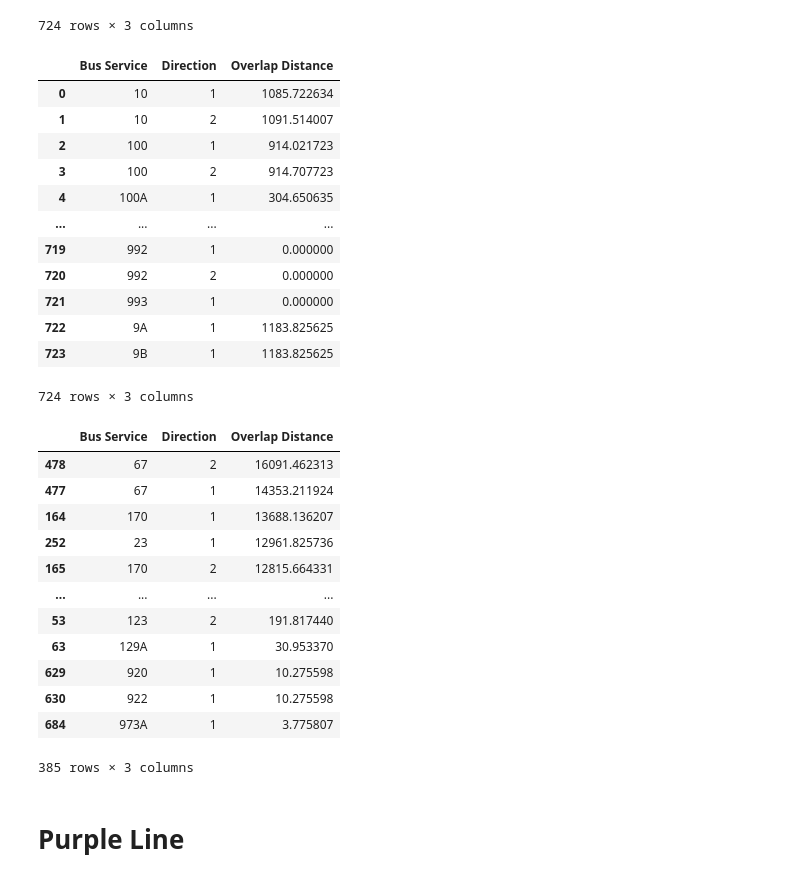
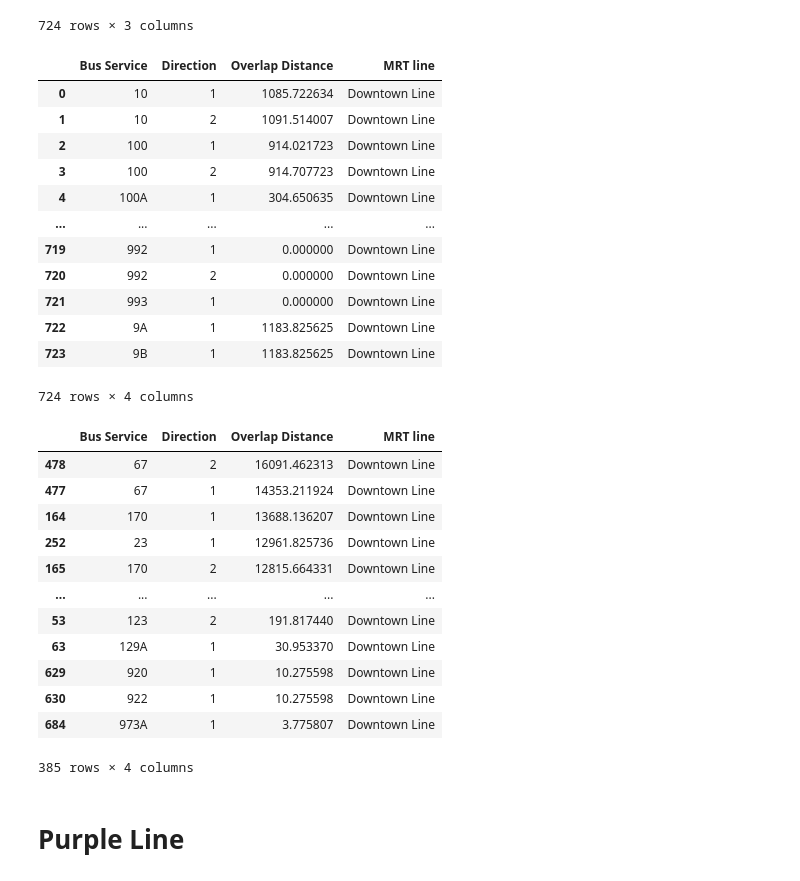
Before and after one commit to Yutingggggggg/dsa4264_geospatial, a Jupyter notebook: workingfiles/overlap_distance.ipynb, the cells around one changed output. Drawn from its saved outputs; the diff is of its cells as text; code cells hidden in the pictures.

```diff
--- a/workingfiles/overlap_distance.ipynb
+++ b/workingfiles/overlap_distance.ipynb
@@ -107,13 +142,15 @@ for i, route in tqdm(bus_routes_combined.iterrows()):
         overlap_distance_output.append({
             'Bus Service': route['ServiceNo'],
             'Direction': route['Direction'],
-            'Overlap Distance': 0
+            'Overlap Distance': 0,
+            'MRT line': 'Thomson-East Coast Line'
             })
     else:
         overlap_distance_output.append({
             'Bus Service': route['ServiceNo'],
             'Direction': route['Direction'],
-            'Overlap Distance': overlap.length
+            'Overlap Distance': overlap.length,
+            'MRT line': 'Thomson-East Coast Line'
             })
 
 overlap_distance = pd.DataFrame(overlap_distance_output)
@@ -221,56 +258,58 @@ bus_routes_combined
 # %%
 # calculate the overlapping distance of each bus route and the blue line
 buffer_distance = 150
 buffered_blue_line = blue_line_route.buffer(buffer_distance)
 
 overlap_distance_output = []
 
 for i, route in tqdm(bus_routes_combined.iterrows()):
     overlap = buffered_blue_line.intersection(route.geometry)
     if overlap.is_empty:
         overlap_distance_output.append({
             'Bus Service': route['ServiceNo'],
             'Direction': route['Direction'],
-            'Overlap Distance': 0
+            'Overlap Distance': 0,
+            'MRT line': 'Downtown Line'
             })
     else:
         overlap_distance_output.append({
             'Bus Service': route['ServiceNo'],
             'Direction': route['Direction'],
-            'Overlap Distance': overlap.length
+            'Overlap Distance': overlap.length,
+            'MRT line': 'Downtown Line'
             })
 
 overlap_distance_blue = pd.DataFrame(overlap_distance_output)
 overlap_distance_blue
 # %% [output]
-|  | Bus Service | Direction | Overlap Distance |
-| 0 | 10 | 1 | 1085.722634 |
-| 1 | 10 | 2 | 1091.514007 |
-| 2 | 100 | 1 | 914.021723 |
-| 3 | 100 | 2 | 914.707723 |
-| 4 | 100A | 1 | 304.650635 |
-| ... | ... | ... | ... |
-| 719 | 992 | 1 | 0.000000 |
-| 720 | 992 | 2 | 0.000000 |
-| 721 | 993 | 1 | 0.000000 |
-| 722 | 9A | 1 | 1183.825625 |
-| 723 | 9B | 1 | 1183.825625 |
+|  | Bus Service | Direction | Overlap Distance | MRT line |
+| 0 | 10 | 1 | 1085.722634 | Downtown Line |
+| 1 | 10 | 2 | 1091.514007 | Downtown Line |
+| 2 | 100 | 1 | 914.021723 | Downtown Line |
+| 3 | 100 | 2 | 914.707723 | Downtown Line |
+| 4 | 100A | 1 | 304.650635 | Downtown Line |
+| ... | ... | ... | ... | ... |
+| 719 | 992 | 1 | 0.000000 | Downtown Line |
+| 720 | 992 | 2 | 0.000000 | Downtown Line |
+| 721 | 993 | 1 | 0.000000 | Downtown Line |
+| 722 | 9A | 1 | 1183.825625 | Downtown Line |
+| 723 | 9B | 1 | 1183.825625 | Downtown Line |
-724 rows × 3 columns
+724 rows × 4 columns
 # %%
 # filter bus routes with overlap with blue line
 bus_routes_overlap_blue = overlap_distance_blue[overlap_distance_blue['Overlap Distance'] > 0].sort_values(by = 'Overlap Distance', ascending = False)
 bus_routes_overlap_blue
 # %% [output]
-|  | Bus Service | Direction | Overlap Distance |
-| 478 | 67 | 2 | 16091.462313 |
-| 477 | 67 | 1 | 14353.211924 |
-| 164 | 170 | 1 | 13688.136207 |
-| 252 | 23 | 1 | 12961.825736 |
-| 165 | 170 | 2 | 12815.664331 |
-| ... | ... | ... | ... |
-| 53 | 123 | 2 | 191.817440 |
-| 63 | 129A | 1 | 30.953370 |
-| 629 | 920 | 1 | 10.275598 |
-| 630 | 922 | 1 | 10.275598 |
-| 684 | 973A | 1 | 3.775807 |
+|  | Bus Service | Direction | Overlap Distance | MRT line |
+| 478 | 67 | 2 | 16091.462313 | Downtown Line |
+| 477 | 67 | 1 | 14353.211924 | Downtown Line |
+| 164 | 170 | 1 | 13688.136207 | Downtown Line |
+| 252 | 23 | 1 | 12961.825736 | Downtown Line |
+| 165 | 170 | 2 | 12815.664331 | Downtown Line |
+| ... | ... | ... | ... | ... |
+| 53 | 123 | 2 | 191.817440 | Downtown Line |
+| 63 | 129A | 1 | 30.953370 | Downtown Line |
+| 629 | 920 | 1 | 10.275598 | Downtown Line |
+| 630 | 922 | 1 | 10.275598 | Downtown Line |
+| 684 | 973A | 1 | 3.775807 | Downtown Line |
-385 rows × 3 columns
+385 rows × 4 columns
```
Also changed, not shown: parts of 18 cells of this notebook.
